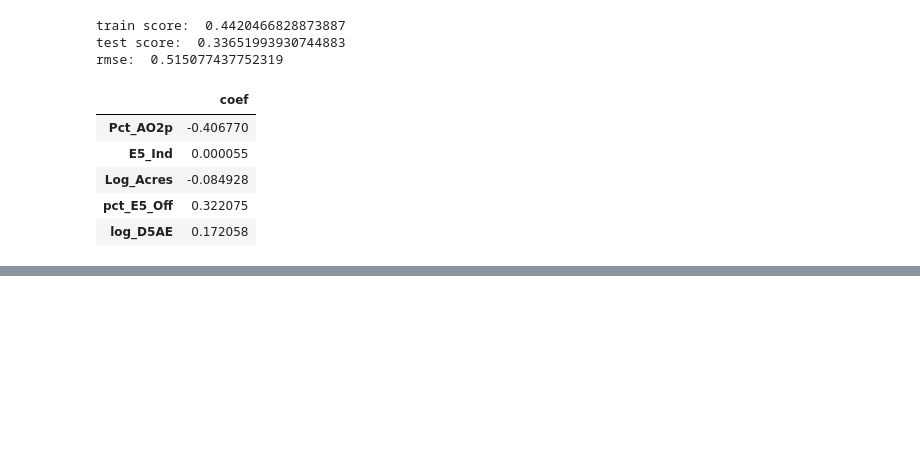
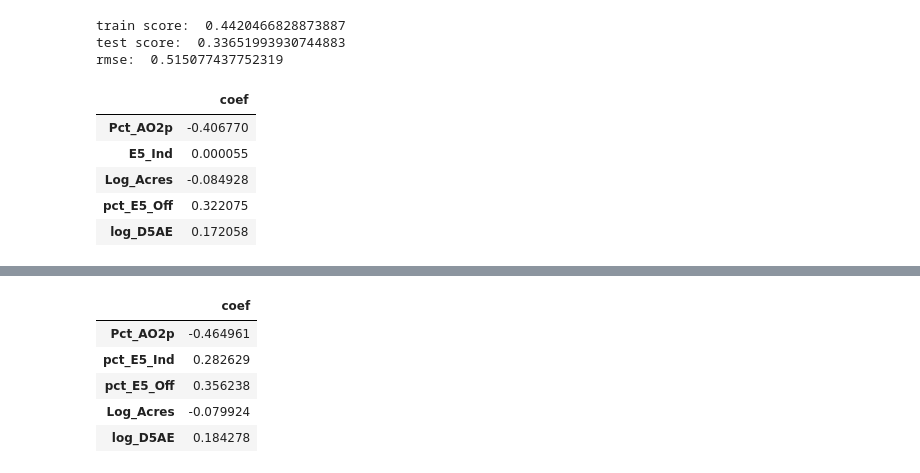
Before and after one commit to morganhof/teamwork_aq_n_walkability, a Jupyter notebook: 03_modeling.ipynb, the cells around one changed output, grey strips where cells are left out. Saved outputs shown, nothing was run; the diff lists cells and outputs as text; code cells hidden in the pictures; blank space fills up the shorter version.

```diff
--- a/03_modeling.ipynb
+++ b/03_modeling.ipynb
@@ -299,0 +329,10 @@ pd.DataFrame({'coef': lr_la.coef_}, index =  features_la_decorr)
+# %%
+coeffs = pd.DataFrame({'coef': lr2.coef_}, index =  pres_features)
+coeffs
+# %% [output]
+|  | coef |
+| Pct_AO2p | -0.464961 |
+| pct_E5_Ind | 0.282629 |
+| pct_E5_Off | 0.356238 |
+| Log_Acres | -0.079924 |
+| log_D5AE | 0.184278 |
```
Also changed, not shown: parts of 9 cells of this notebook.
